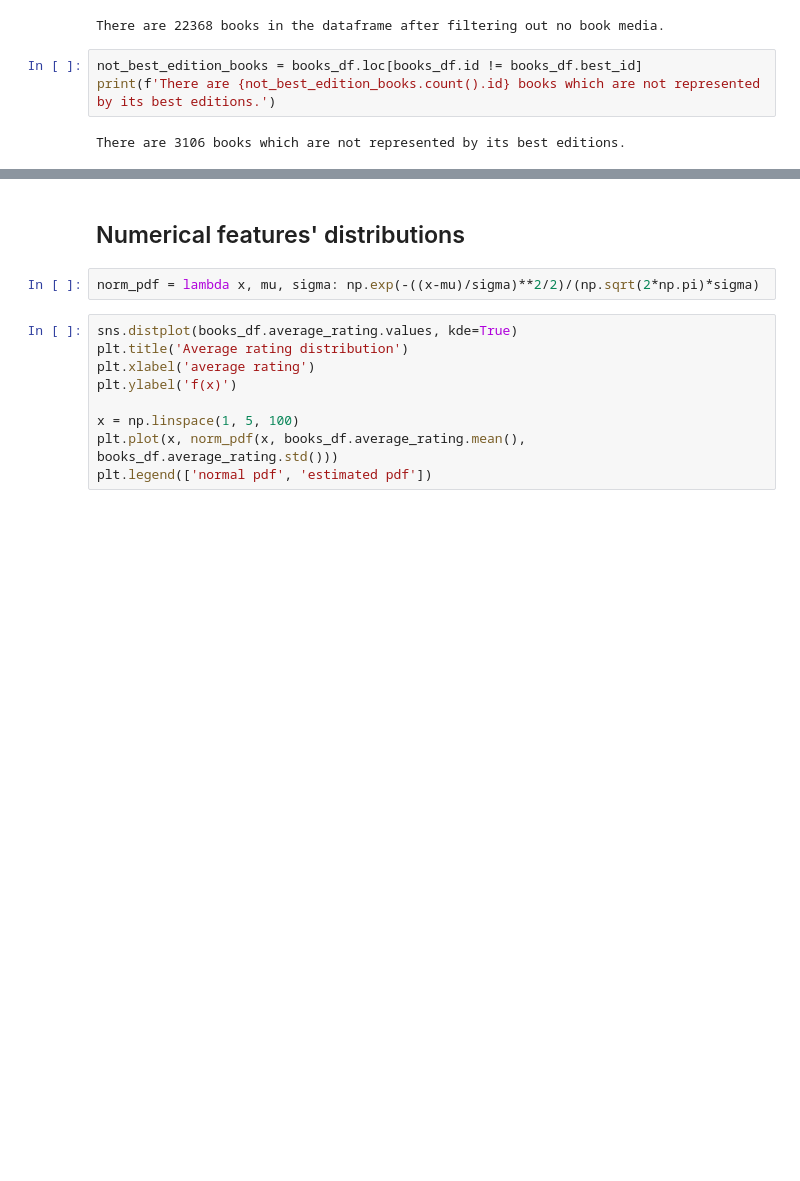
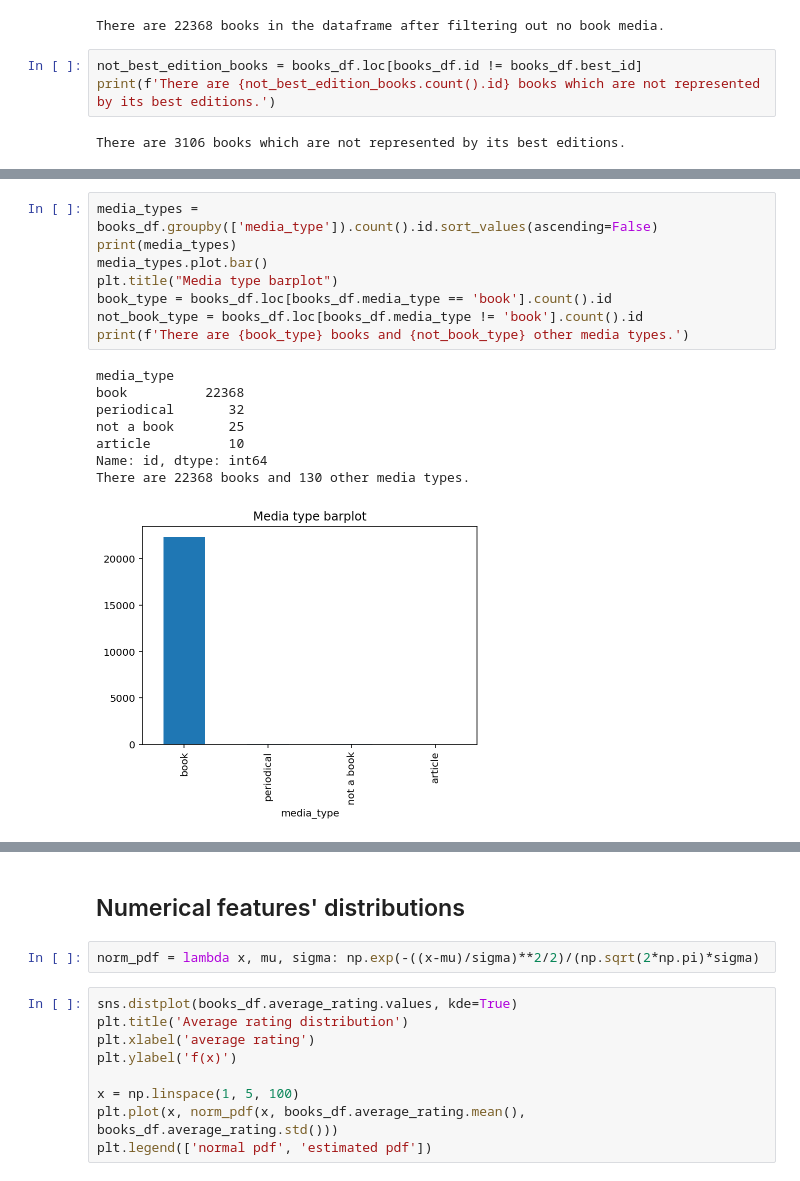
Before and after one commit to Stardust87/book-review-generator, a Jupyter notebook: modelling/Data Analysis.ipynb, the cells around one changed output, grey strips where cells are left out. Cells and saved outputs as stored; diff of their text form; blank space fills up the shorter version.

```diff
--- a/modelling/Data Analysis.ipynb
+++ b/modelling/Data Analysis.ipynb
@@ -57,0 +96,17 @@ There are 3106 books which are not represented by its best editions.
+# %%
+media_types = books_df.groupby(['media_type']).count().id.sort_values(ascending=False)
+print(media_types)
+media_types.plot.bar()
+plt.title("Media type barplot")
+book_type = books_df.loc[books_df.media_type == 'book'].count().id
+not_book_type = books_df.loc[books_df.media_type != 'book'].count().id
+print(f'There are {book_type} books and {not_book_type} other media types.')
+# %% [output]
+media_type
+book          22368
+periodical       32
+not a book       25
+article          10
+Name: id, dtype: int64
+There are 22368 books and 130 other media types.
+[figure, added]
```
Also changed, not shown: parts of 10 cells of this notebook.
